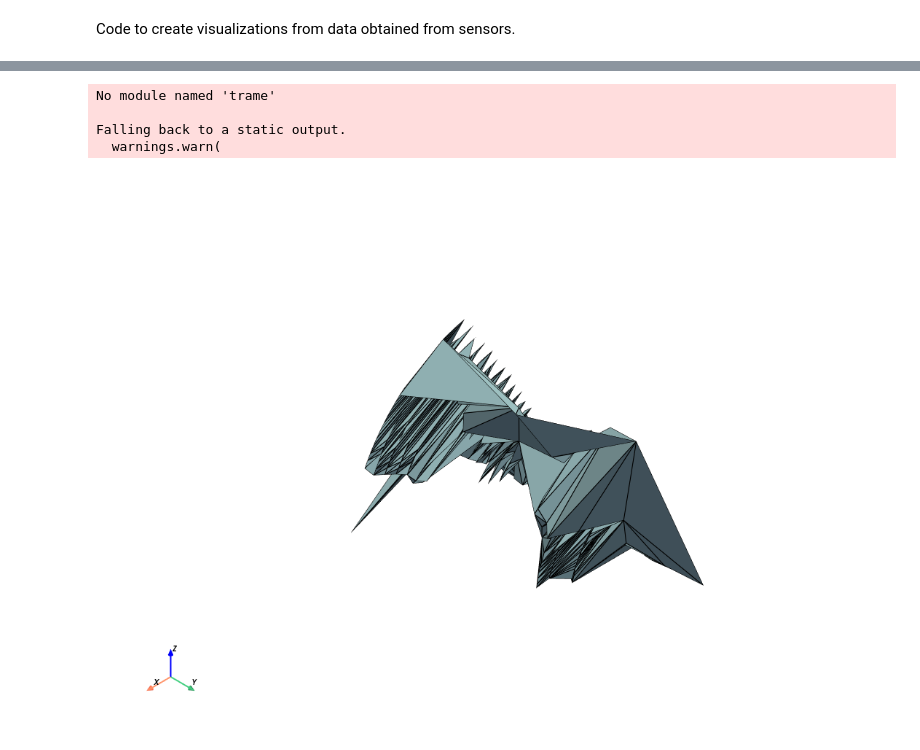
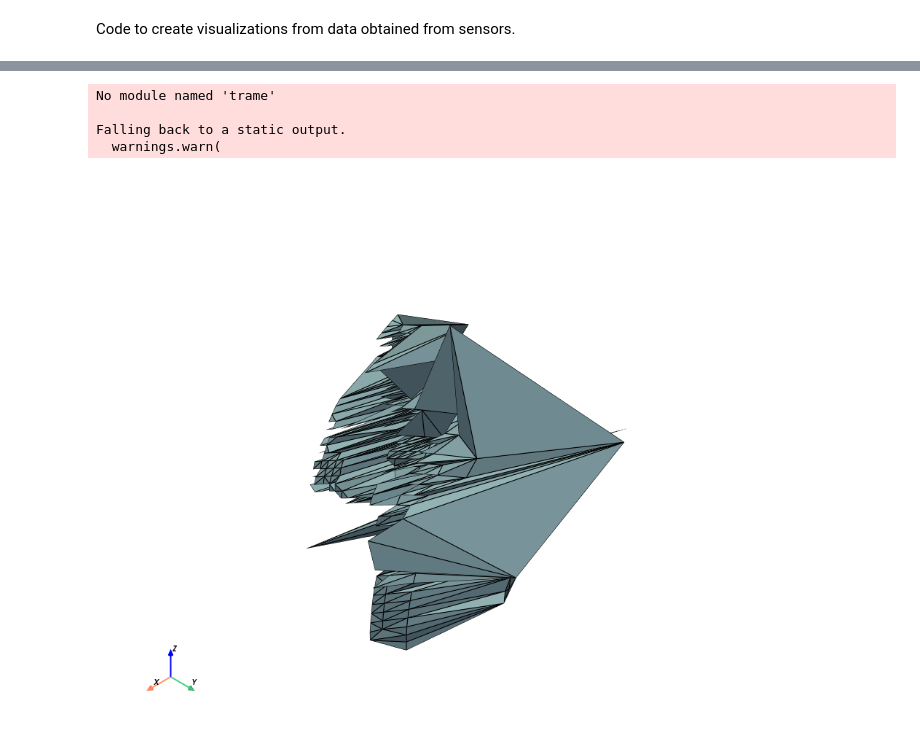
Before and after one commit to veskew/PIE-Mini-Project-2, a Jupyter notebook: visualizations.ipynb, the cells around one changed output, grey strips where cells are left out. Saved outputs shown, nothing was run; the diff lists cells and outputs as text; code cells hidden in the pictures.

```diff
--- a/visualizations.ipynb
+++ b/visualizations.ipynb
@@ -48,9 +48,11 @@ plt.show()
 ### Quadratic Regression Model
 # %%
 # Inputting data
-Distance_train = [20, 25, 30, 35, 40, 45, 50, 55, 60, 65, 70, 75, 80, 85, 90, 95, 100]  # Distances chosen by me to train the model.
-Voltage_train = [492, 440, 385, 338, 304, 266, 240, 213, 199, 182, 171, 155, 148, 138, 130, 124, 119]  # The corresponding output voltages.
+Distance_train = [20, 25, 30, 40, 45, 50, 60, 65, 70, 80, 85, 90, 95, 100]  # Distances chosen by me to train the model.
+Voltage_train = [492, 440, 385, 304, 266, 240, 199, 182, 171, 148, 138, 130, 124, 119]  # The corresponding output voltages.
 
+Distance_test = [35, 55, 75]
+Voltage_test = [338, 213, 155]
 
 # Convert lists to numpy arrays
 Distance_train = np.array(Distance_train)
@@ -108,8 +110,8 @@ theta2 = data_array[:,2] # Pan angle (Servo1)
 # Mathematical conversions
 
 # Convert angles from degrees to radians
-theta1 = theta1 * (np.pi/180)
-theta2 = theta2 * (np.pi/180)
+theta1 = (theta1 - 40) * (np.pi/180)
+theta2 = (theta2 - 10) * (np.pi/180)
 
 # Convert sensor outputs to distance (cm)
 distance = a * sensor_output * sensor_output + b * sensor_output + c
@@ -120,6 +122,7 @@ Y_coordinates = np.multiply(np.multiply(distance, np.cos(theta1)), np.sin(theta2
 X_coordinates = np.multiply(np.multiply(distance, np.cos(theta1)), np.cos(theta2))
 
 
+
 # Creating figure
 fig = plt.figure(figsize = (10, 7))
 ax = plt.axes(projection ="3d")
@@ -128,11 +131,8 @@ ax = plt.axes(projection ="3d")
 #ax.set_zlim(-10,10)
 ax.view_init(elev=20., azim=32)
 
-
-# Creating plot
-ax.scatter3D(X_coordinates, Y_coordinates, Z_coordinates, color = "green")
+ax.scatter3D(Y_coordinates, Z_coordinates, X_coordinates, color = "green")
 plt.title("simple 3D scatter plot")
-
 
 ax.set_xlabel('X Label')
 ax.set_ylabel('Y Label')
@@ -157,5 +157,5 @@ surf.plot(show_edges=True)
 No module named 'trame'
 
 Falling back to a static output.
   warnings.warn(
-[figure, old version]
+[figure, new version]
```
Also changed, not shown: parts of 1 cell of this notebook.
